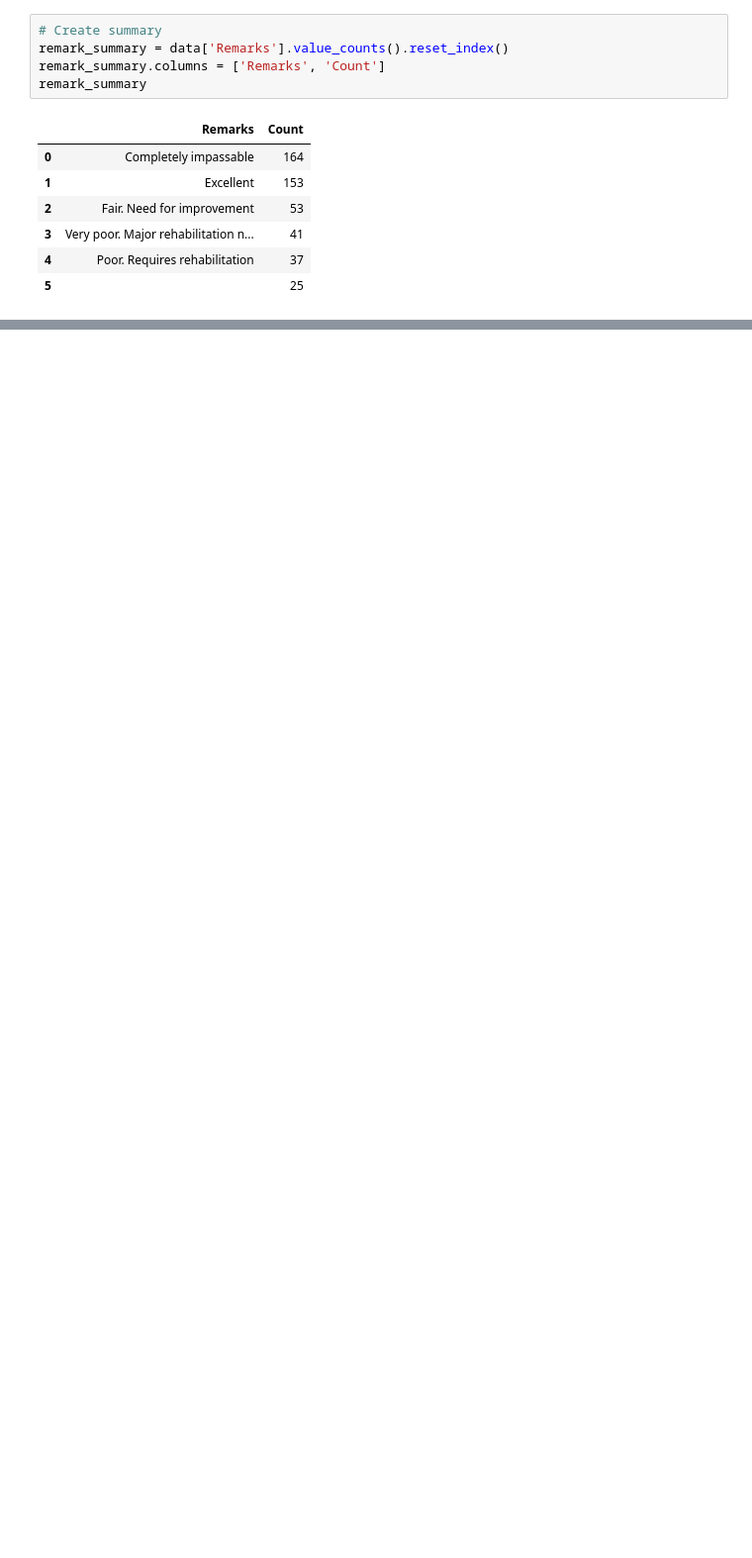
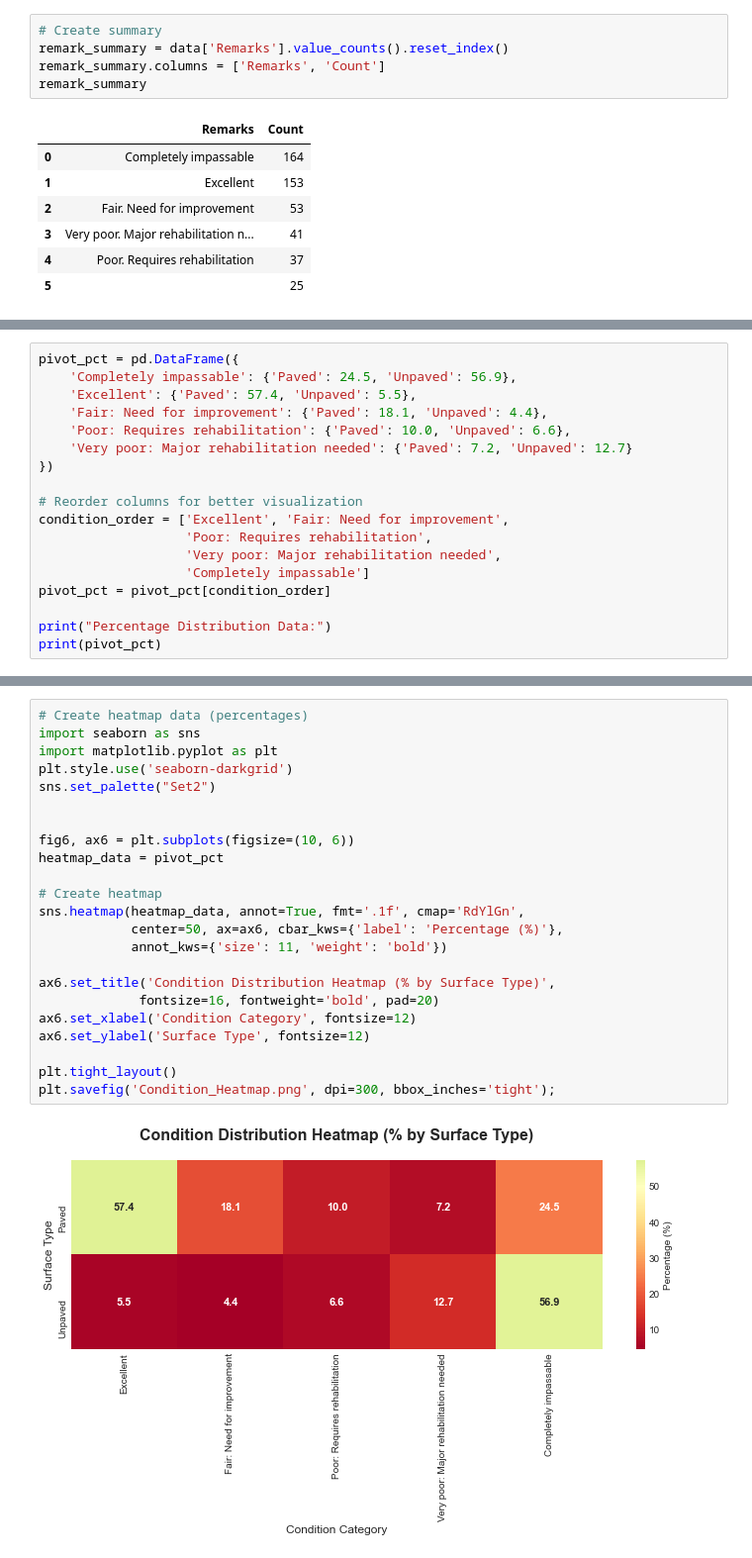
Before and after one commit to Victor-Mufasa/ARICS-DATA, a Jupyter notebook: index.ipynb, the cells around one changed output, grey strips where cells are left out. Shown at 99% size. Drawn from its saved outputs; the diff is of its cells as text; blank space fills up the shorter version.

```diff
--- a/index.ipynb
+++ b/index.ipynb
@@ -168,0 +167,18 @@ condition_surface
+# %%
+pivot_pct = pd.DataFrame({
+    'Completely impassable': {'Paved': 24.5, 'Unpaved': 56.9},
+    'Excellent': {'Paved': 57.4, 'Unpaved': 5.5},
+    'Fair: Need for improvement': {'Paved': 18.1, 'Unpaved': 4.4},
+    'Poor: Requires rehabilitation': {'Paved': 10.0, 'Unpaved': 6.6},
+    'Very poor: Major rehabilitation needed': {'Paved': 7.2, 'Unpaved': 12.7}
+})
+
+# Reorder columns for better visualization
+condition_order = ['Excellent', 'Fair: Need for improvement',
+                   'Poor: Requires rehabilitation',
+                   'Very poor: Major rehabilitation needed',
+                   'Completely impassable']
+pivot_pct = pivot_pct[condition_order]
+
+print("Percentage Distribution Data:")
+print(pivot_pct)
@@ -168,0 +194,25 @@ condition_surface
+# %%
+# Create heatmap data (percentages)
+import seaborn as sns
+import matplotlib.pyplot as plt
+plt.style.use('seaborn-darkgrid')
+sns.set_palette("Set2")
+
+
+fig6, ax6 = plt.subplots(figsize=(10, 6))
+heatmap_data = pivot_pct
+
+# Create heatmap
+sns.heatmap(heatmap_data, annot=True, fmt='.1f', cmap='RdYlGn',
+            center=50, ax=ax6, cbar_kws={'label': 'Percentage (%)'},
+            annot_kws={'size': 11, 'weight': 'bold'})
+
+ax6.set_title('Condition Distribution Heatmap (% by Surface Type)',
+             fontsize=16, fontweight='bold', pad=20)
+ax6.set_xlabel('Condition Category', fontsize=12)
+ax6.set_ylabel('Surface Type', fontsize=12)
+
+plt.tight_layout()
+plt.savefig('Condition_Heatmap.png', dpi=300, bbox_inches='tight');
+# %% [output]
+[figure, added]
```
Also changed, not shown: parts of 4 cells of this notebook, 1 other file.
